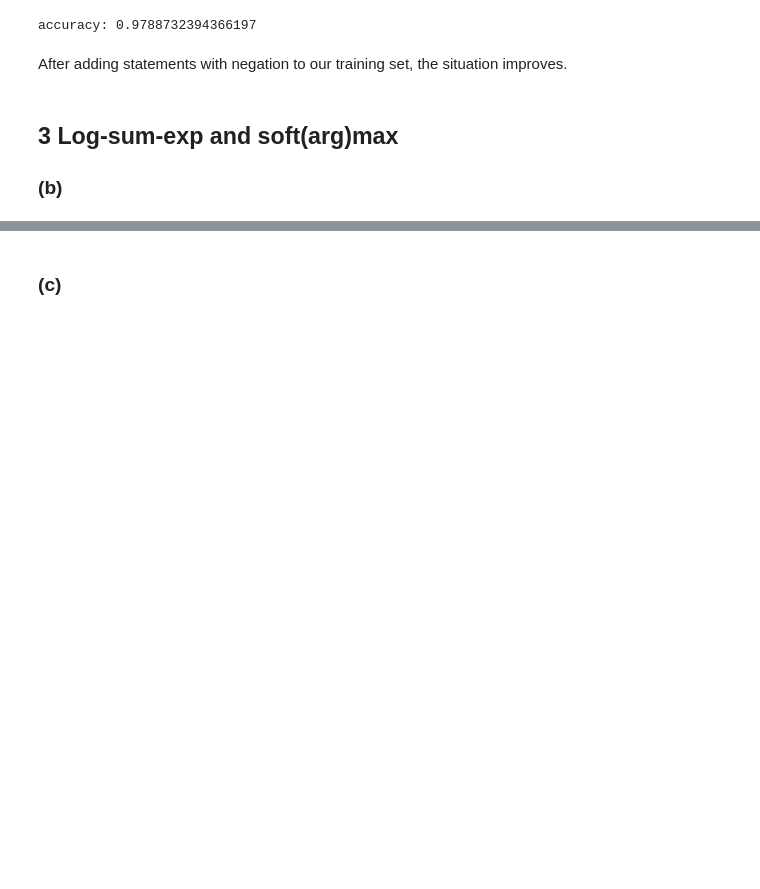
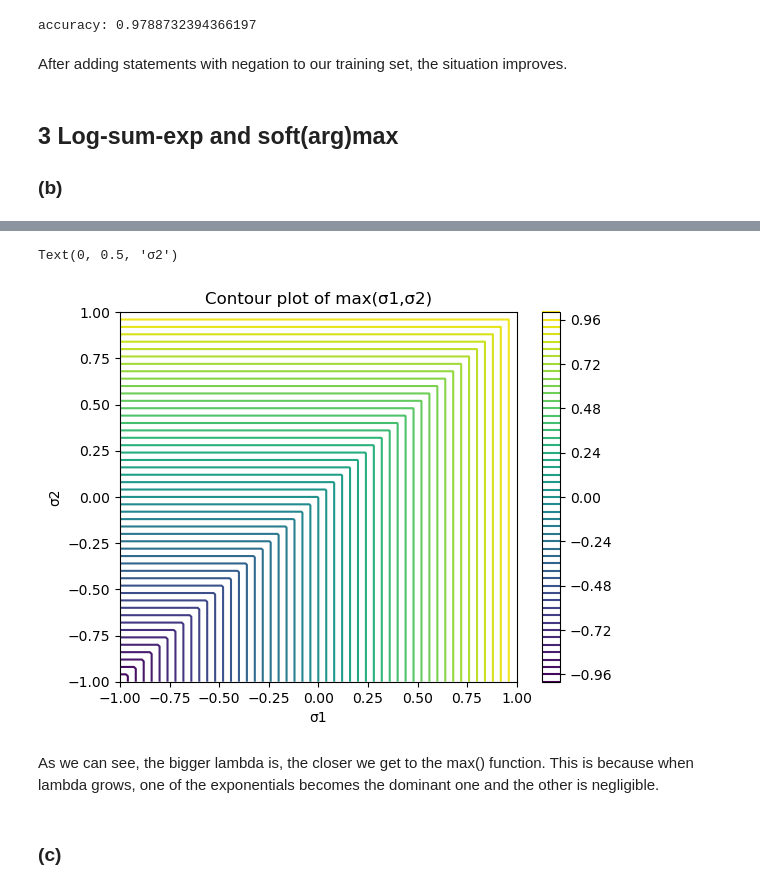
Before and after one commit to anuramat/uhd-mlph, a Jupyter notebook: sheet05/sheet05.ipynb, the cells around one changed output, grey strips where cells are left out. Cells and saved outputs as stored; diff of their text form; code cells hidden in the pictures; blank space fills up the shorter version.

```diff
--- a/sheet05/sheet05.ipynb
+++ b/sheet05/sheet05.ipynb
@@ -165,2 +194,14 @@ After adding statements with negation to our training set, the situation improve
+# %%
+z2 = np.maximum(sig1_grid, sig2_grid)
+contour = plt.contour(sig1_grid, sig2_grid, z2, levels=50, cmap="viridis")
+plt.colorbar(contour)
+plt.title(f"Contour plot of max(σ1,σ2)")
+plt.xlabel("σ1")
+plt.ylabel("σ2")
+# %% [output]
+Text(0, 0.5, 'σ2')
+[figure, added]
+# %% [markdown]
+As we can see, the bigger lambda is, the closer we get to the max() function. This is because when lambda grows, one of the exponentials becomes the dominant one and the other is negligible.
 # %% [markdown]
 ### (c)
```
Also changed, not shown: parts of 13 cells of this notebook, 4 other files.
